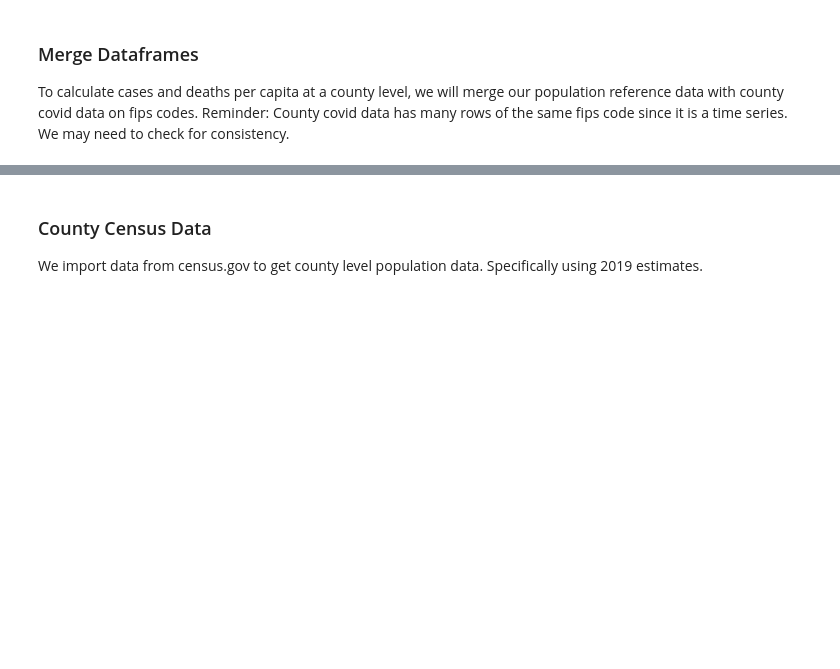
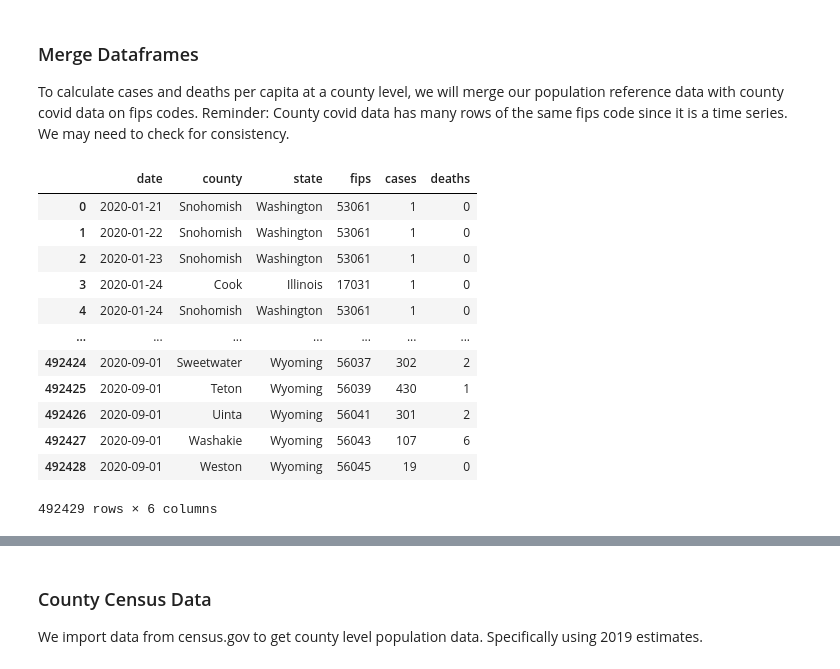
Before and after one commit to DanOvad/covid-hotspots, a Jupyter notebook: notebooks/03-covid_county_data.ipynb, the cells around one changed output, grey strips where cells are left out. Drawn from its saved outputs; the diff is of its cells as text; code cells hidden in the pictures; blank space fills up the shorter version.

```diff
--- a/notebooks/03-covid_county_data.ipynb
+++ b/notebooks/03-covid_county_data.ipynb
@@ -272,3 +326,5 @@ len(CA_NAN)
 First of all the entries are not consecutive; there are gaps. Second, I would expect cases and deaths to be cumulative and therefore move in a positive direction. That is not the case here. Besides, only 9 unknown rows for California?
 
 These data could very well be coming from multiple counties or mistakes along the reporting pipeline.
+# %%
+COVID_COUNTIES_DF = data_processing.get_covid_county_data(cache_mode = 0)
@@ -282,3 +384,19 @@ DF = COVID_COUNTIES_DF.merge(CENSUS_COUNTIES_DF,
                         how='left',
                         left_on='fips',
                         right_on='FIPS')
+# %%
+COVID_COUNTIES_DF
+# %% [output]
+|  | date | county | state | fips | cases | deaths |
+| 0 | 2020-01-21 | Snohomish | Washington | 53061 | 1 | 0 |
+| 1 | 2020-01-22 | Snohomish | Washington | 53061 | 1 | 0 |
+| 2 | 2020-01-23 | Snohomish | Washington | 53061 | 1 | 0 |
+| 3 | 2020-01-24 | Cook | Illinois | 17031 | 1 | 0 |
+| 4 | 2020-01-24 | Snohomish | Washington | 53061 | 1 | 0 |
+| ... | ... | ... | ... | ... | ... | ... |
+| 492424 | 2020-09-01 | Sweetwater | Wyoming | 56037 | 302 | 2 |
+| 492425 | 2020-09-01 | Teton | Wyoming | 56039 | 430 | 1 |
+| 492426 | 2020-09-01 | Uinta | Wyoming | 56041 | 301 | 2 |
+| 492427 | 2020-09-01 | Washakie | Wyoming | 56043 | 107 | 6 |
+| 492428 | 2020-09-01 | Weston | Wyoming | 56045 | 19 | 0 |
+492429 rows × 6 columns
```
Also changed, not shown: parts of 19 cells of this notebook, 9 other files.
